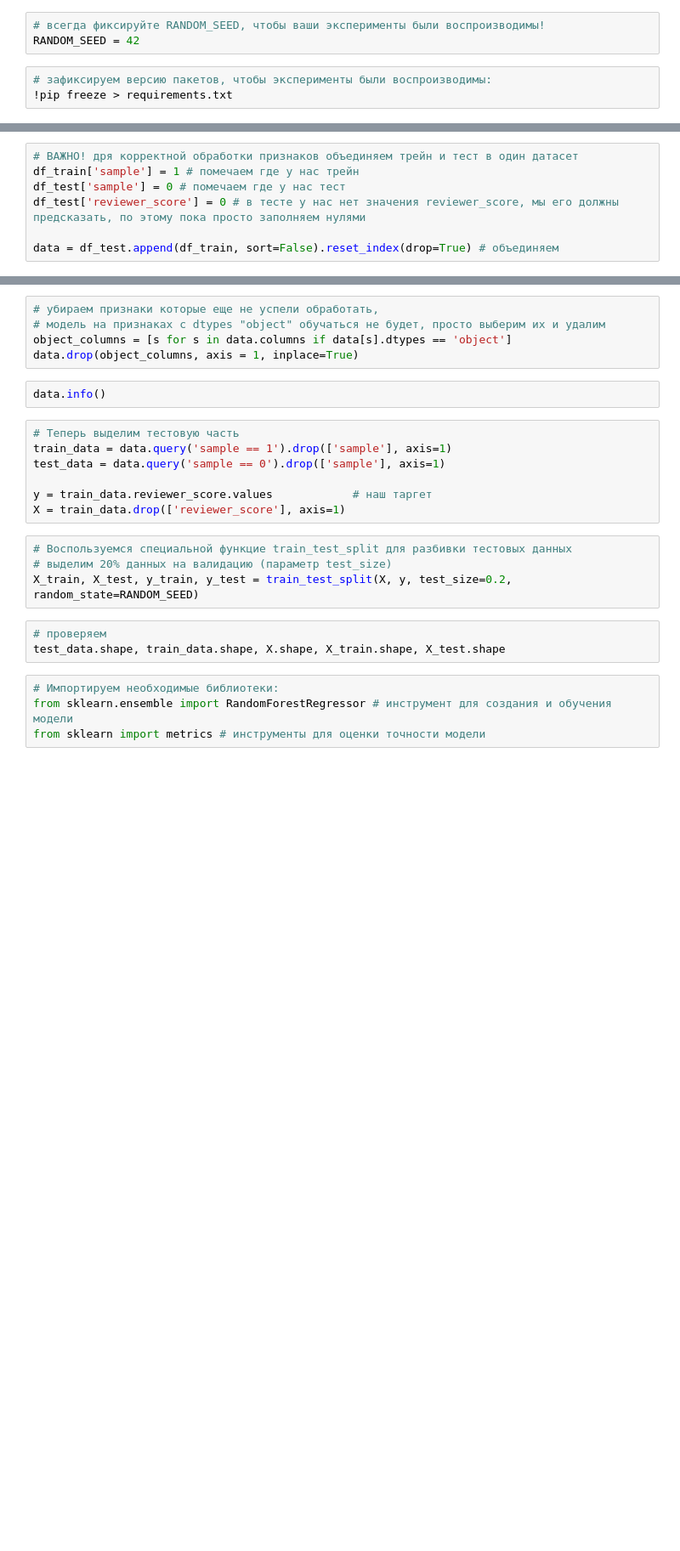
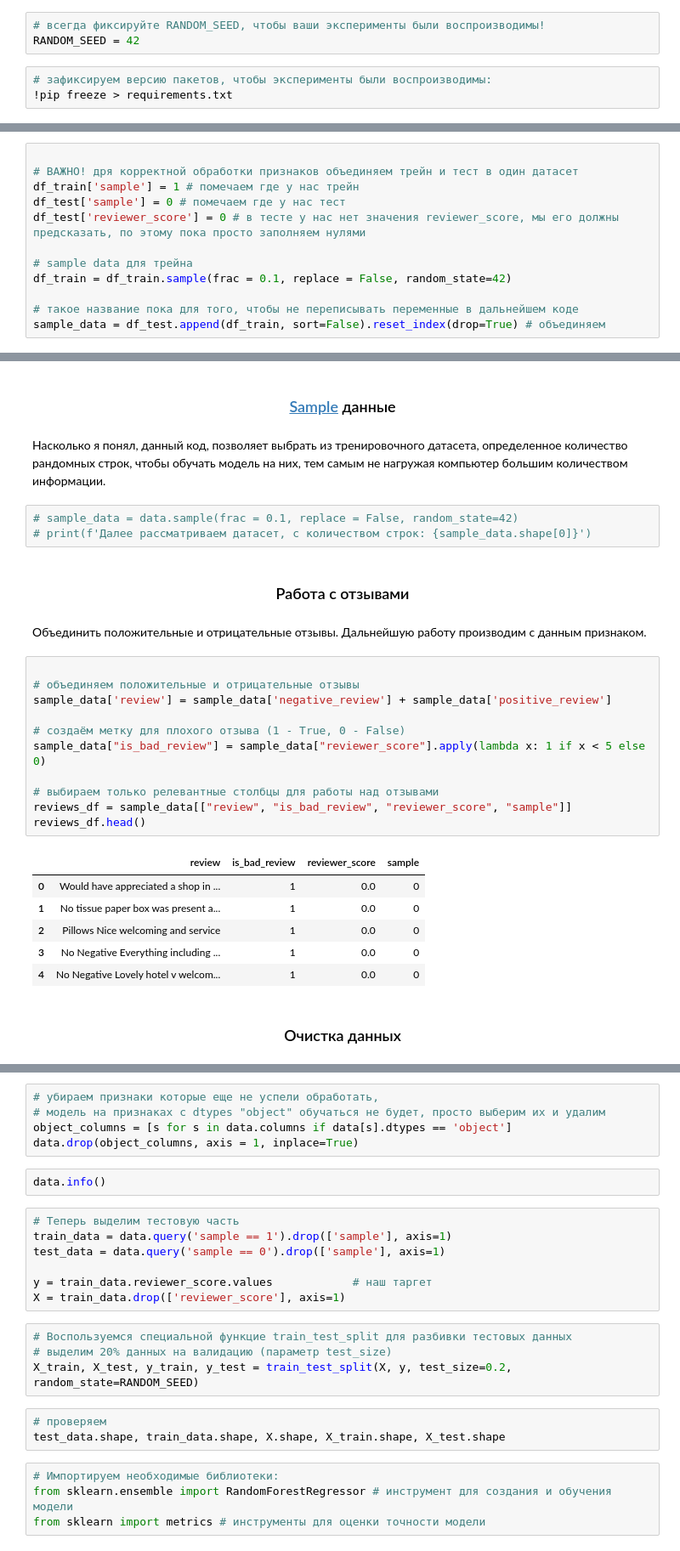
Before and after one commit to AndreiDS63/AndreiDS63, a Jupyter notebook: baseline-v1.ipynb, the cells around one changed output, grey strips where cells are left out. Shown at 85% size. Saved outputs shown, nothing was run; the diff lists cells and outputs as text; blank space fills up the shorter version.

```diff
--- a/baseline-v1.ipynb
+++ b/baseline-v1.ipynb
@@ -59,9 +59,14 @@ sample_submission.info()
 # %%
+
 # ВАЖНО! дря корректной обработки признаков объединяем трейн и тест в один датасет
 df_train['sample'] = 1 # помечаем где у нас трейн
 df_test['sample'] = 0 # помечаем где у нас тест
 df_test['reviewer_score'] = 0 # в тесте у нас нет значения reviewer_score, мы его должны предсказать, по этому пока просто заполняем нулями
 
-data = df_test.append(df_train, sort=False).reset_index(drop=True) # объединяем
+# sample data для трейна
+df_train = df_train.sample(frac = 0.1, replace = False, random_state=42)
+
+# такое название пока для того, чтобы не переписывать переменные в дальнейшем коде
+sample_data = df_test.append(df_train, sort=False).reset_index(drop=True) # объединяем
 # %%
 data.info()
@@ -261,0 +83,31 @@ sns.heatmap(data.drop(['sample'], axis=1).corr(), annot=True)
+# %% [markdown]
+### <center> [Sample](https://pandas.pydata.org/docs/reference/api/pandas.DataFrame.sample.html) данные
+# %% [markdown]
+Насколько я понял, данный код, позволяет выбрать из тренировочного датасета, определенное количество рандомных строк, чтобы обучать модель на них, тем самым не нагружая компьютер большим количеством информации.
+# %%
+# sample_data = data.sample(frac = 0.1, replace = False, random_state=42)
+# print(f'Далее рассматриваем датасет, с количеством строк: {sample_data.shape[0]}')
+# %% [markdown]
+### <center> Работа с отзывами
+# %% [markdown]
+Объединить положительные и отрицательные отзывы. Дальнейшую работу производим с данным признаком.
+# %%
+
+# объединяем положительные и отрицательные отзывы
+sample_data['review'] = sample_data['negative_review'] + sample_data['positive_review']
+
+# создаём метку для плохого отзыва (1 - True, 0 - False)
+sample_data["is_bad_review"] = sample_data["reviewer_score"].apply(lambda x: 1 if x < 5 else 0)
+
+# выбираем только релевантные столбцы для работы над отзывами
+reviews_df = sample_data[["review", "is_bad_review", "reviewer_score", "sample"]]
+reviews_df.head()
+# %% [output]
+|  | review | is_bad_review | reviewer_score | sample |
+| 0 | Would have appreciated a shop in ... | 1 | 0.0 | 0 |
+| 1 | No tissue paper box was present a... | 1 | 0.0 | 0 |
+| 2 | Pillows Nice welcoming and service | 1 | 0.0 | 0 |
+| 3 | No Negative Everything including ... | 1 | 0.0 | 0 |
+| 4 | No Negative Lovely hotel v welcom... | 1 | 0.0 | 0 |
+# %% [markdown]
+### <center> Очистка данных
```
Also changed, not shown: parts of 103 cells of this notebook.
